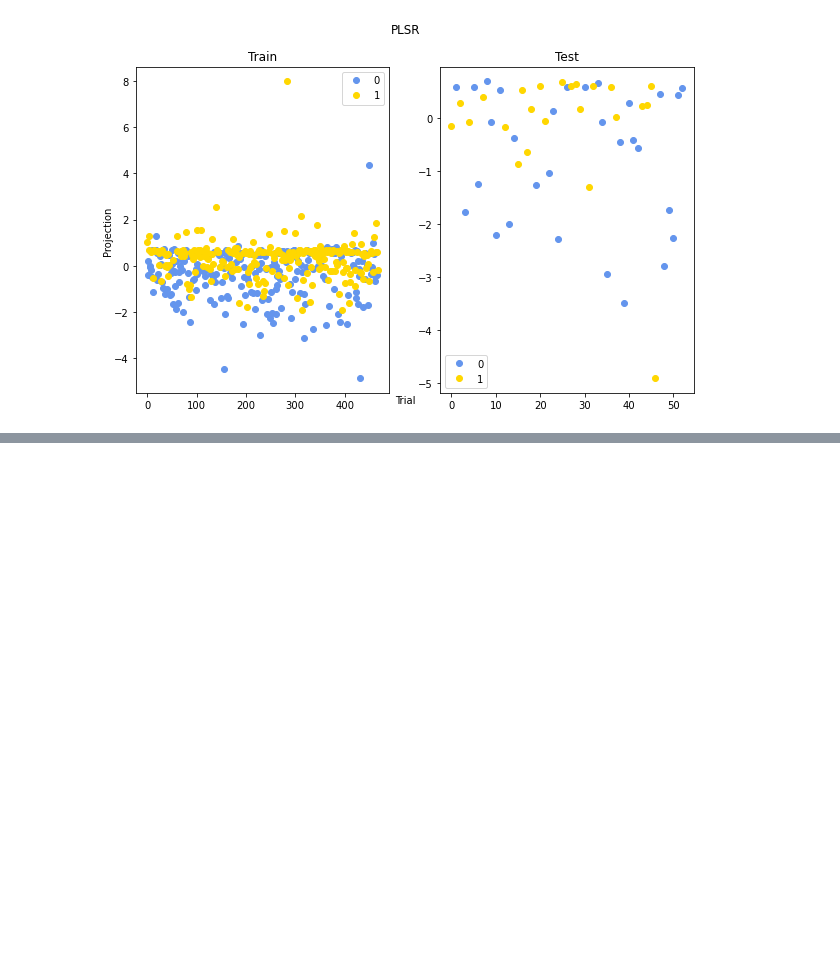
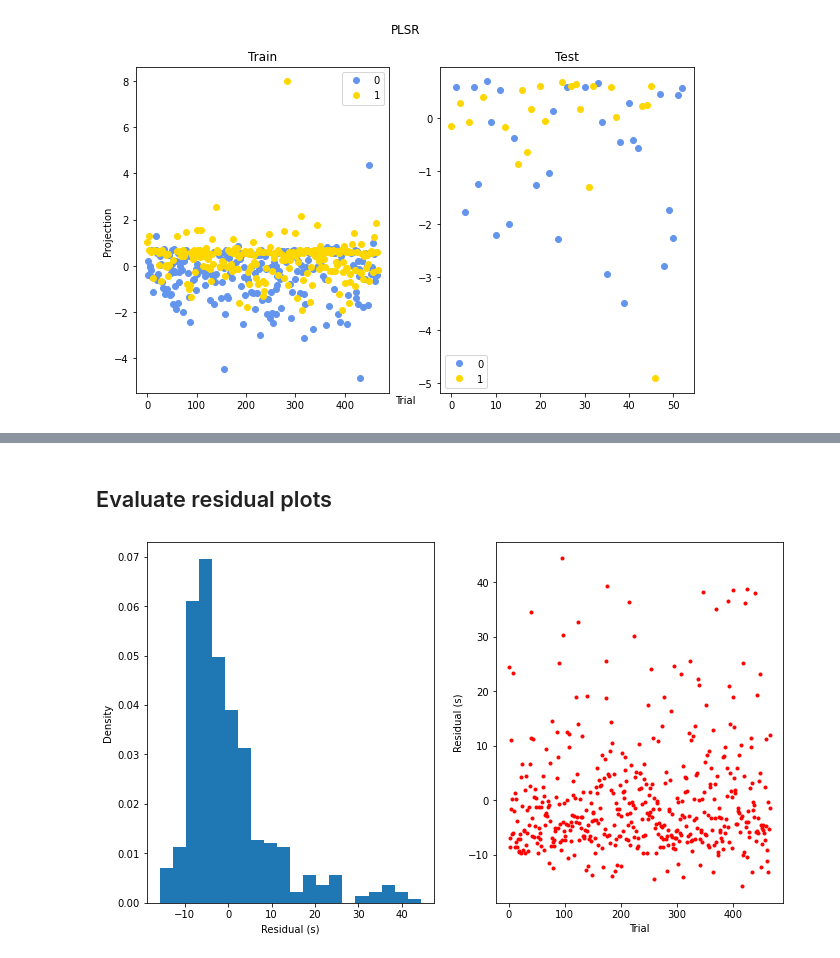
Before and after one commit to hundredball/Math24, a Jupyter notebook: Analyze_data.ipynb, the cells around one changed output, grey strips where cells are left out. Saved outputs shown, nothing was run; the diff lists cells and outputs as text; code cells hidden in the pictures; blank space fills up the shorter version.

```diff
--- a/Analyze_data.ipynb
+++ b/Analyze_data.ipynb
@@ -1745,0 +1835,25 @@ Dimension of X_train:  (468, 6)
+# %% [markdown]
+## Evaluate residual plots
+# %%
+regr = RidgeCV((0.1,1,1e2))
+regr.fit(X_train, Y_train)
+Y_pred = regr.predict(X_test)
+residual_test = Y_test-Y_pred
+Y_pred = regr.predict(X_train)
+residual_train = Y_train-Y_pred
+
+fig, axs = plt.subplots(2,2, figsize=(10,6))
+dict_res = {'Train':residual_train, 'Test':residual_test}
+for i, key in enumerate(dict_res):
+    axs[0,0].hist(dict_res[key], bins=20, density=True)
+    axs[0,0].set_xlabel('Residual (s)')
+    axs[0,0].set_ylabel('Density')
+    axs[0,0].set_title(key)
+
+    axs[1,0].plot(dict_res[, 'r.')
+    axs[1,0].set_xlabel('Trial')
+    axs[1,0].set_ylabel('Residual (s)')
+
+fig.tight_layout(pad=2)
+# %% [output]
+[figure, added]
```
Also changed, not shown: parts of 8 cells of this notebook.
